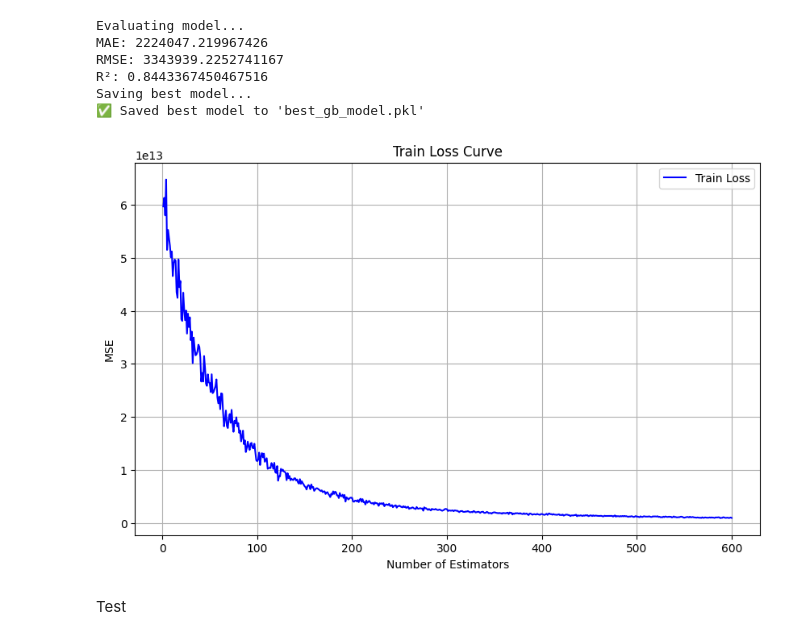
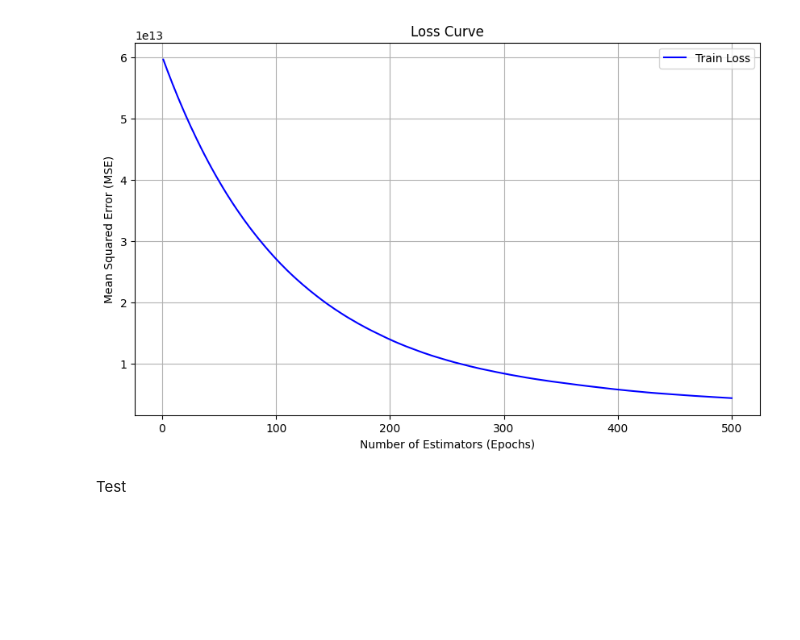
Before and after one commit to vulinhnopro2704/KHDL, a Jupyter notebook: code/GradientBoosting/gradient_boosting.ipynb, the cells around one changed output. Drawn from its saved outputs; the diff is of its cells as text; code cells hidden in the pictures; blank space fills up the shorter version.

```diff
--- a/code/GradientBoosting/gradient_boosting.ipynb
+++ b/code/GradientBoosting/gradient_boosting.ipynb
@@ -158,38 +163,28 @@ Fitting 3 folds for each of 30 candidates, totalling 90 fits
-# %%
-# Bước 6: Lưu model
-print("Evaluating model...")
-y_pred = best_model.predict(X_test)
-
-mae = mean_absolute_error(y_test, y_pred)
-rmse = np.sqrt(mean_squared_error(y_test, y_pred))
-r2 = r2_score(y_test, y_pred)
-
-print(f"MAE: {mae}")
-print(f"RMSE: {rmse}")
-print(f"R²: {r2}")
-
-# Lưu model tốt nhất
-print("Saving best model...")
-joblib.dump(best_model, 'best_gb_model.pkl')
-print("✅ Saved best model to 'best_gb_model.pkl'")
-
-# Bước 7: Trực quan hóa loss trên tập train
-plt.figure(figsize=(10, 6))
-plt.plot(np.arange(1, len(best_model.train_score_) + 1), best_model.train_score_, label='Train Loss', color='blue')
-plt.xlabel('Number of Estimators')
-plt.ylabel('MSE')
-plt.title('Train Loss Curve')
-plt.legend()
-plt.grid()
-plt.show()
-# %% [output]
-Evaluating model...
-MAE: 2224047.219967426
-RMSE: 3343939.2252741167
-R²: 0.8443367450467516
-Saving best model...
-✅ Saved best model to 'best_gb_model.pkl'
-[figure, removed]
+# %%
+import matplotlib.pyplot as plt
+import numpy as np
+from sklearn.metrics import mean_squared_error
+
+# Tính loss (MSE) trên tập train qua từng vòng lặp
+train_loss = model.train_score_
+
+# # Tính loss (MSE) trên tập test qua từng vòng lặp
+# test_loss = []
+# for y_pred in model.staged_predict(X_test):
+#     test_loss.append(mean_squared_error(y_test, y_pred))
+
+# Trực quan hóa loss
+plt.figure(figsize=(10, 6))
+plt.plot(range(1, len(train_loss) + 1), train_loss, label='Train Loss', color='blue')
+# plt.plot(range(1, len(test_loss) + 1), test_loss, label='Test Loss', color='orange')
+plt.xlabel('Number of Estimators (Epochs)')
+plt.ylabel('Mean Squared Error (MSE)')
+plt.title('Loss Curve')
+plt.legend()
+plt.grid()
+plt.show()
+# %% [output]
+[figure, added]
 # %% [markdown]
 Test
 # %%
```
Also changed, not shown: parts of 19 cells of this notebook, 8 other files.
